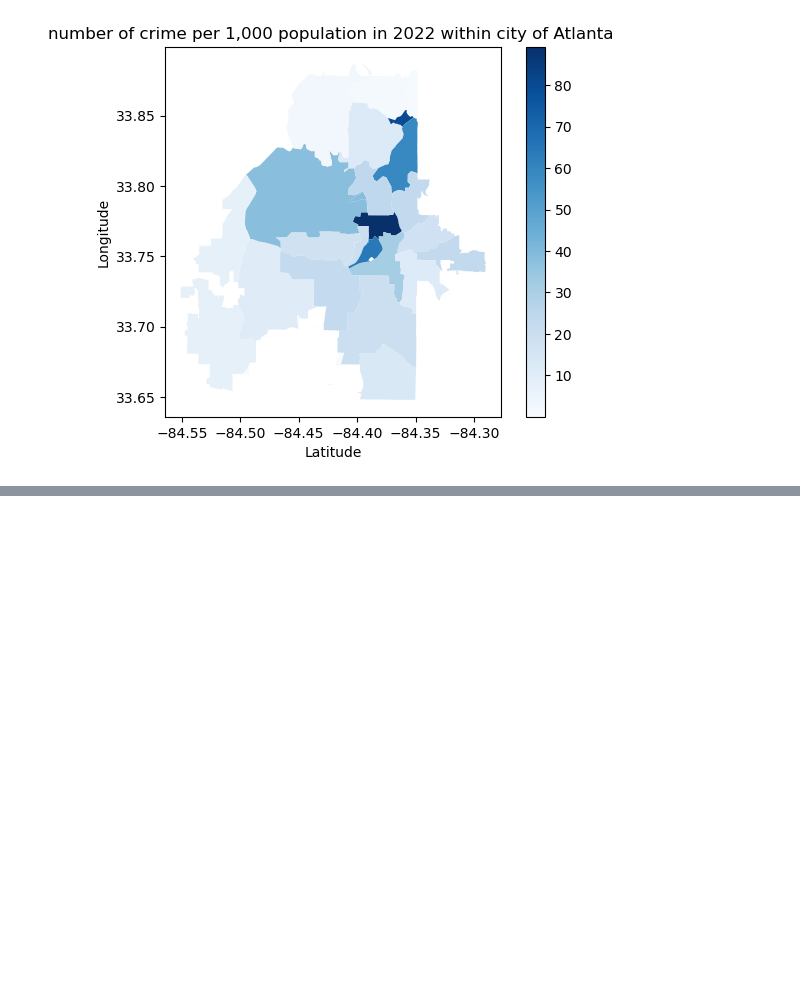
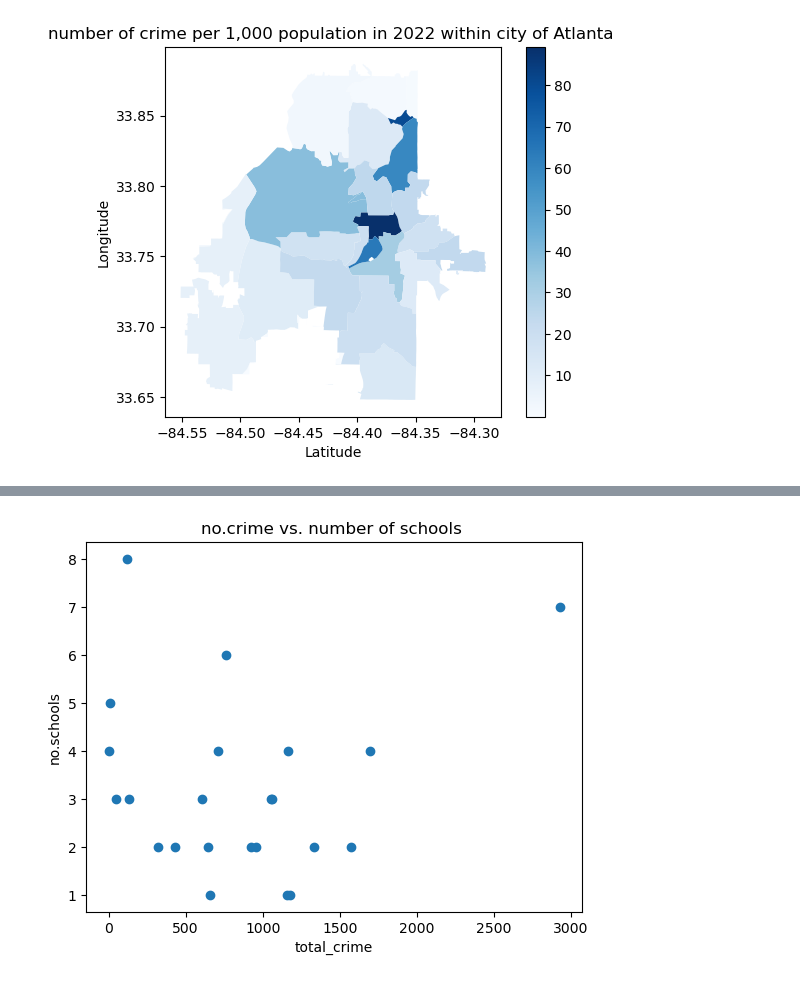
Before and after one commit to KellyPared/GT-Bootcamp-Atlanta_schoolsby_district, a Jupyter notebook: crime_zipcode_shapefile.ipynb, the cells around one changed output, grey strips where cells are left out. Saved outputs shown, nothing was run; the diff lists cells and outputs as text; code cells hidden in the pictures; blank space fills up the shorter version.

```diff
--- a/crime_zipcode_shapefile.ipynb
+++ b/crime_zipcode_shapefile.ipynb
@@ -172,0 +333,3 @@ plt.savefig("zip_vs_crimedensity.png")
+# %%
+summary = pd.merge(summary, housing_data_df , how= "left", on = ["zipcode","zipcode"])
+summary
@@ -172,0 +354,5 @@ plt.savefig("zip_vs_crimedensity.png")
+# %%
+schoolrating_path = r'C:\Users\shams_a\Desktop\GATECH_bootcamp\P-1\schoolrating.csv'
+schoolrating_data = pd.read_csv(schoolrating_path)
+schoolrating_data_df = pd.DataFrame(schoolrating_data)
+schoolrating_data_df
@@ -172,0 +369,3 @@ plt.savefig("zip_vs_crimedensity.png")
+# %%
+summary = pd.merge(summary, schoolrating_data_df , how= "left", on = ["zipcode","zipcode"])
+summary
@@ -172,0 +397,17 @@ plt.savefig("zip_vs_crimedensity.png")
+# %%
+def reg_plot (list1 , list2):
+    x_values = list1
+    y_values = list2
+    #(slope, intercept, rvalue, pvalue, stderr) = linregress(x_values, y_values)
+    #regress_values = x_values * slope + intercept
+    #line_eq = "y = " + str(round(slope,2)) + "x + " + str(round(intercept,2))
+    return plt.scatter(x_values,y_values), plt.xlabel(f"{list1.name}"), plt.ylabel(f"{list2.name}")#, plt.plot(x_values,regress_values,"r-"), plt.annotate(line_eq,(min(x_values)+1,min(y_values)+1),fontsize=15,color="red"), plt.xlabel(f"{list1.name}"), plt.ylabel(f"{list2.name}"), print(f"The r-squared is: {rvalue**2}")
+# %%
+reg_plot(summary["total_crime"], summary["no.schools"])
+
+plt.title("no.crime vs. number of schools ")
+
+plt.savefig("crime_school.png")
+plt.show()
+# %% [output]
+[figure, added]
```
Also changed, not shown: parts of 15 cells of this notebook, 6 other files.
